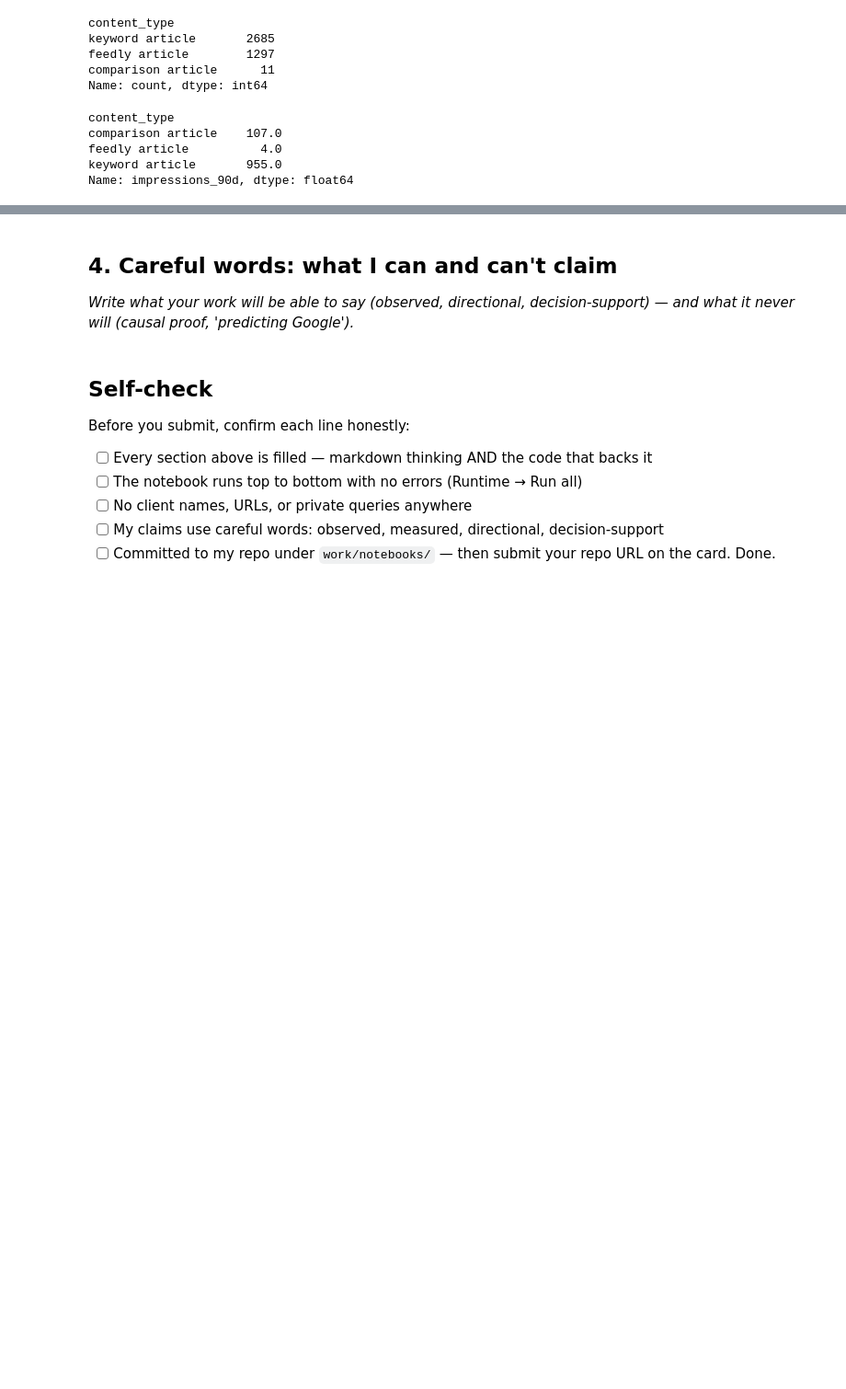
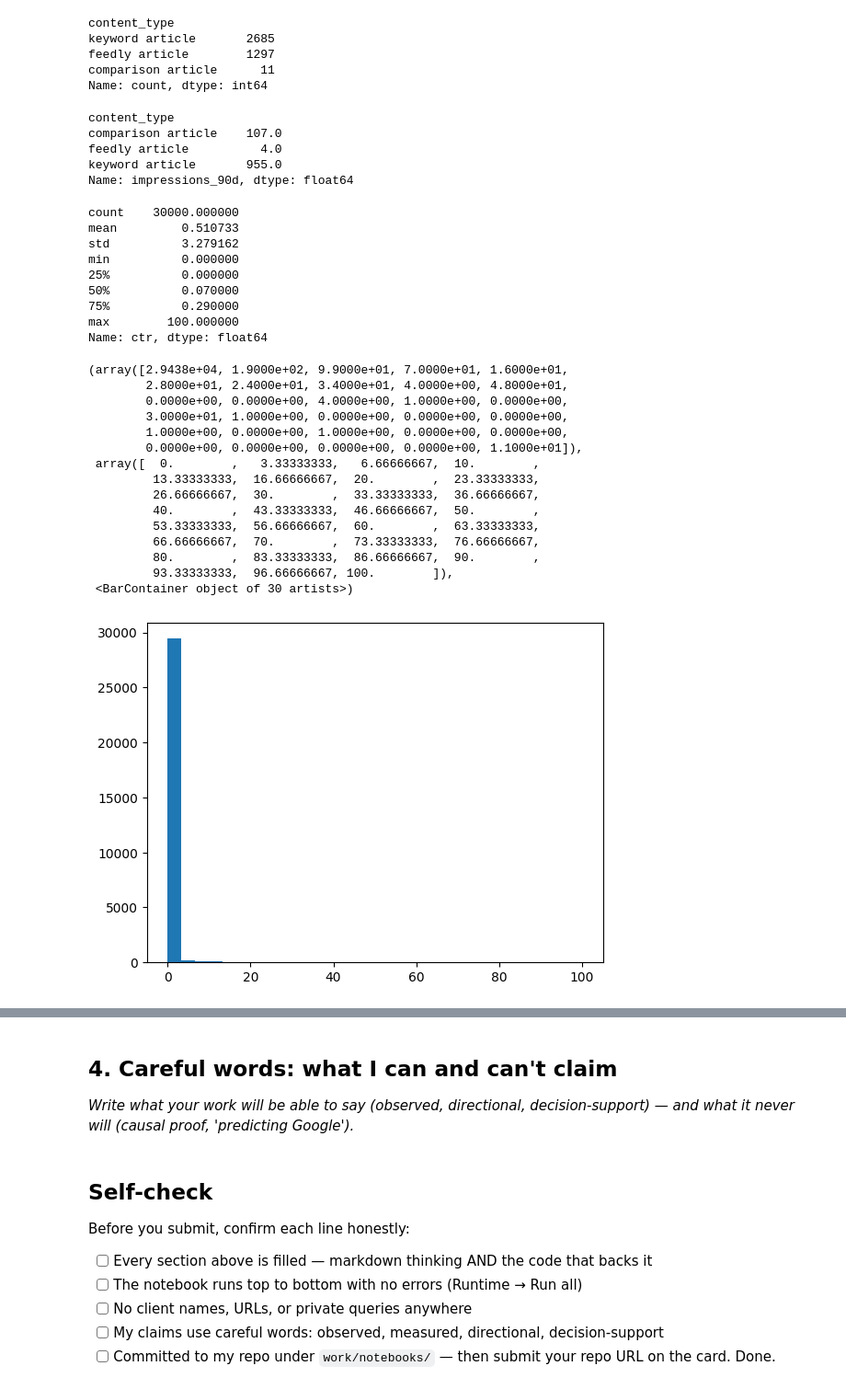
Before and after one commit to ammar-aa/Fly_rank_internship_repo, a Jupyter notebook: work/notebooks/w01_research_question.ipynb, the cells around one changed output, grey strips where cells are left out. Shown at 92% size. Drawn from its saved outputs; the diff is of its cells as text; code cells hidden in the pictures; blank space fills up the shorter version.

```diff
--- a/work/notebooks/w01_research_question.ipynb
+++ b/work/notebooks/w01_research_question.ipynb
@@ -134,3 +136,32 @@ comparison article    107.0
 feedly article          4.0
 keyword article       955.0
 Name: impressions_90d, dtype: float64
+# %%
+display(df["ctr"].describe())
+plt.hist(df['ctr'],bins=30)
+# %% [output]
+count    30000.000000
+mean         0.510733
+std          3.279162
+min          0.000000
+25%          0.000000
+50%          0.070000
+75%          0.290000
+max        100.000000
+Name: ctr, dtype: float64
+(array([2.9438e+04, 1.9000e+02, 9.9000e+01, 7.0000e+01, 1.6000e+01,
+        2.8000e+01, 2.4000e+01, 3.4000e+01, 4.0000e+00, 4.8000e+01,
+        0.0000e+00, 0.0000e+00, 4.0000e+00, 1.0000e+00, 0.0000e+00,
+        3.0000e+01, 1.0000e+00, 0.0000e+00, 0.0000e+00, 0.0000e+00,
+        1.0000e+00, 0.0000e+00, 1.0000e+00, 0.0000e+00, 0.0000e+00,
+        0.0000e+00, 0.0000e+00, 0.0000e+00, 0.0000e+00, 1.1000e+01]),
+ array([  0.        ,   3.33333333,   6.66666667,  10.        ,
+         13.33333333,  16.66666667,  20.        ,  23.33333333,
+         26.66666667,  30.        ,  33.33333333,  36.66666667,
+         40.        ,  43.33333333,  46.66666667,  50.        ,
+         53.33333333,  56.66666667,  60.        ,  63.33333333,
+         66.66666667,  70.        ,  73.33333333,  76.66666667,
+         80.        ,  83.33333333,  86.66666667,  90.        ,
+         93.33333333,  96.66666667, 100.        ]),
+ <BarContainer object of 30 artists>)
+[figure, added]
```
Also changed, not shown: parts of 7 cells of this notebook.
